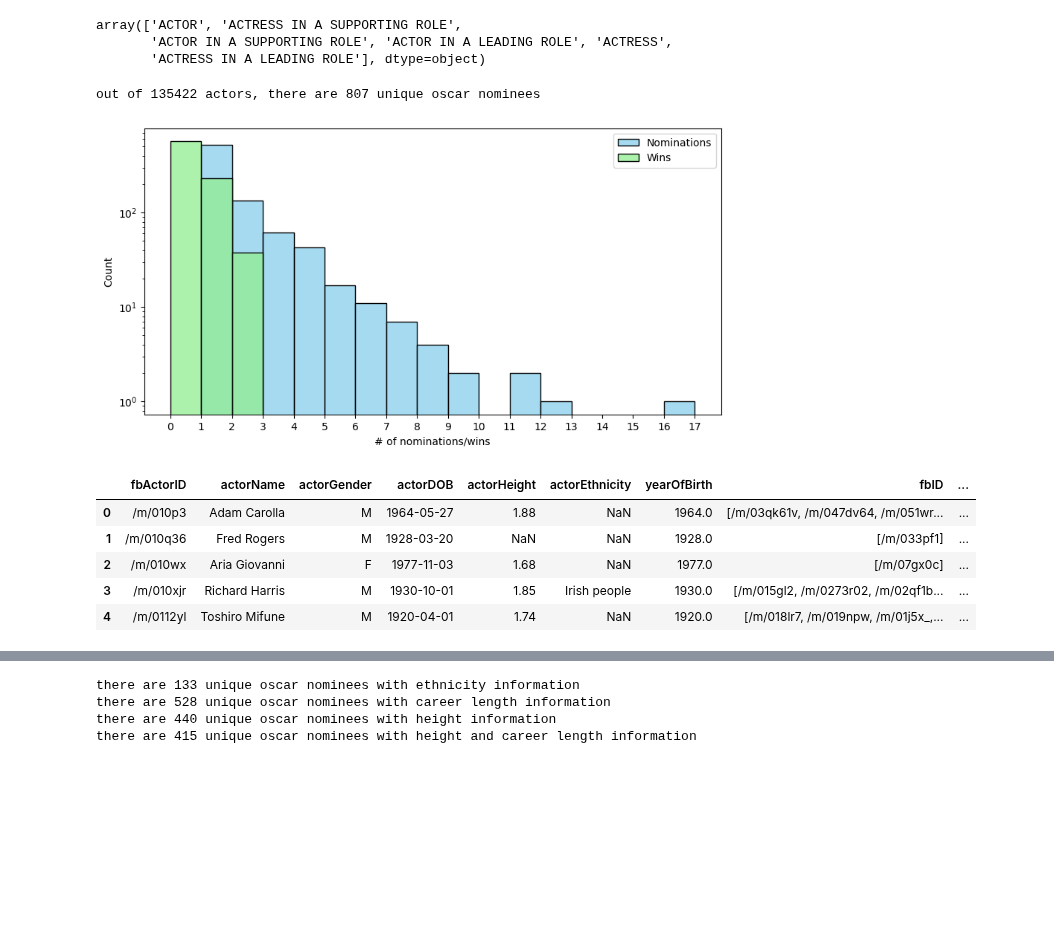
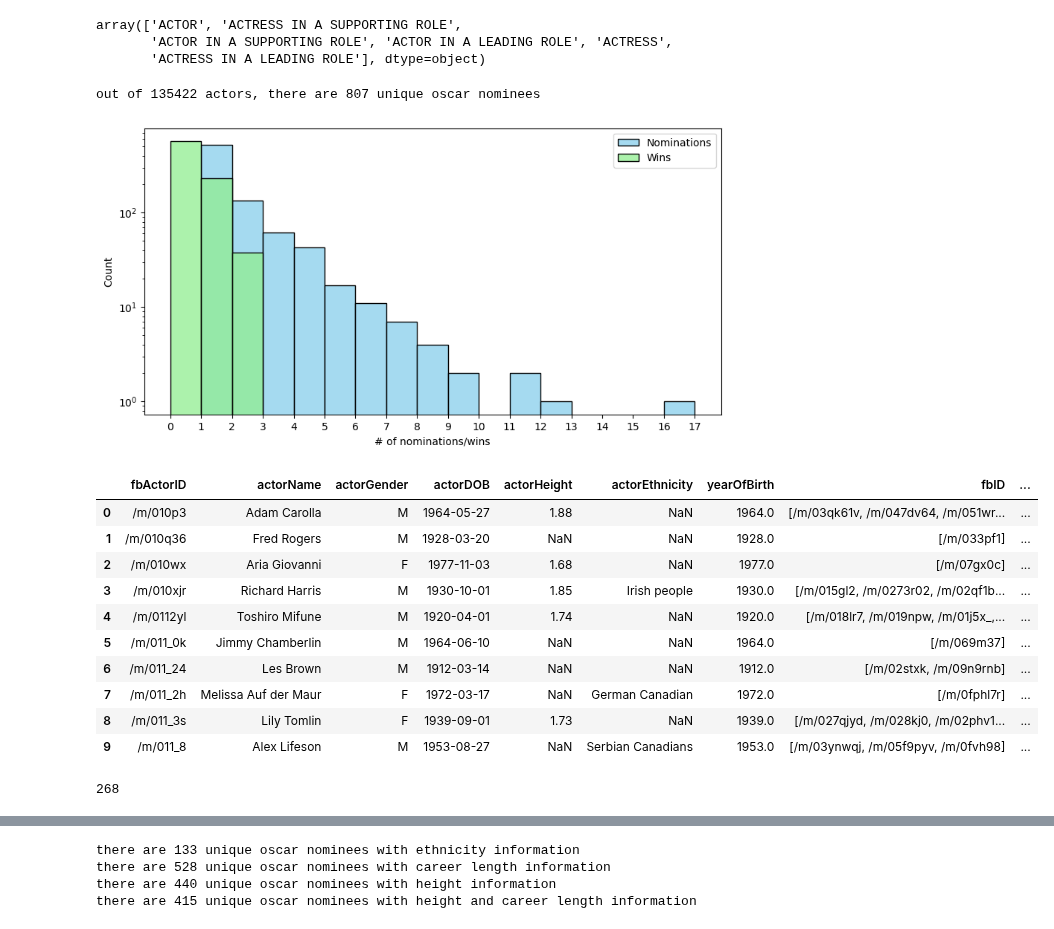
Before and after one commit to epfl-ada/ada-2023-project-lovelace, a Jupyter notebook: Code/oscars_michayel.ipynb, the cells around one changed output, grey strips where cells are left out. Drawn from its saved outputs; the diff is of its cells as text; code cells hidden in the pictures; blank space fills up the shorter version.

```diff
--- a/Code/oscars_michayel.ipynb
+++ b/Code/oscars_michayel.ipynb
@@ -76,29 +79,38 @@ array(['ACTOR', 'ACTRESS IN A SUPPORTING ROLE',
 # %%
 # compute actor nominations
 actors['nominations'] = actors['category'].dropna().apply(lambda x: len(x))
 
 actors['wins'] = actors['winner'].dropna().apply(lambda x: sum(x.values()))
 
+#actors['nominated'] = actors['nominations'] > 0.0
+
 actors['won'] = actors['wins'] > 0.0
-
-actors['wonAgain'] = actors['wins'] > 1.0
 
 print(f"out of {actors.shape[0]} actors, there are {sum(actors['nominations'] > 0.0)} unique oscar nominees")
 
 plt.figure(figsize=(10, 5))
 sns.histplot(actors['nominations'], binwidth=1, log_scale=(False, True), color='skyblue', label='Nominations')
 sns.histplot(actors['wins'], binwidth=1, log_scale=(False, True), color='lightgreen', label='Wins')
 plt.xlabel('# of nominations/wins')
 plt.xticks(np.arange(0, 18, 1))
 plt.legend()
 plt.show()
-actors.head()
+actors.head(10)
 # %% [output]
 out of 135422 actors, there are 807 unique oscar nominees
 [figure]
 |  | fbActorID | actorName | actorGender | actorDOB | actorHeight | actorEthnicity | yearOfBirth | fbID | ... |
 | 0 | /m/010p3 | Adam Carolla | M | 1964-05-27 | 1.88 | NaN | 1964.0 | [/m/03qk61v, /m/047dv64, /m/051wr... | ... |
 | 1 | /m/010q36 | Fred Rogers | M | 1928-03-20 | NaN | NaN | 1928.0 | [/m/033pf1] | ... |
 | 2 | /m/010wx | Aria Giovanni | F | 1977-11-03 | 1.68 | NaN | 1977.0 | [/m/07gx0c] | ... |
 | 3 | /m/010xjr | Richard Harris | M | 1930-10-01 | 1.85 | Irish people | 1930.0 | [/m/015gl2, /m/0273r02, /m/02qf1b... | ... |
 | 4 | /m/0112yl | Toshiro Mifune | M | 1920-04-01 | 1.74 | NaN | 1920.0 | [/m/018lr7, /m/019npw, /m/01j5x_,... | ... |
+| 5 | /m/011_0k | Jimmy Chamberlin | M | 1964-06-10 | NaN | NaN | 1964.0 | [/m/069m37] | ... |
+| 6 | /m/011_24 | Les Brown | M | 1912-03-14 | NaN | NaN | 1912.0 | [/m/02stxk, /m/09n9rnb] | ... |
+| 7 | /m/011_2h | Melissa Auf der Maur | F | 1972-03-17 | NaN | German Canadian | 1972.0 | [/m/0fphl7r] | ... |
+| 8 | /m/011_3s | Lily Tomlin | F | 1939-09-01 | 1.73 | NaN | 1939.0 | [/m/027qjyd, /m/028kj0, /m/02phv1... | ... |
+| 9 | /m/011_8 | Alex Lifeson | M | 1953-08-27 | NaN | Serbian Canadians | 1953.0 | [/m/03ynwqj, /m/05f9pyv, /m/0fvh98] | ... |
+# %%
+actors.won.sum()
+# %% [output]
+268
```
Also changed, not shown: parts of 24 cells of this notebook.
